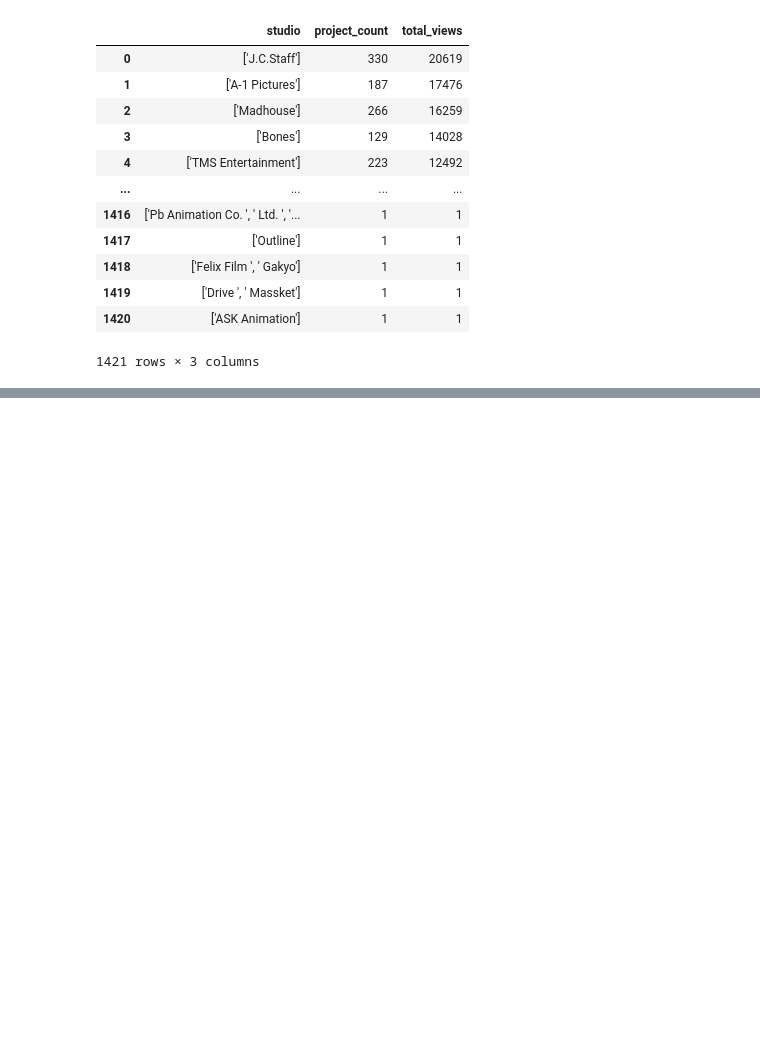
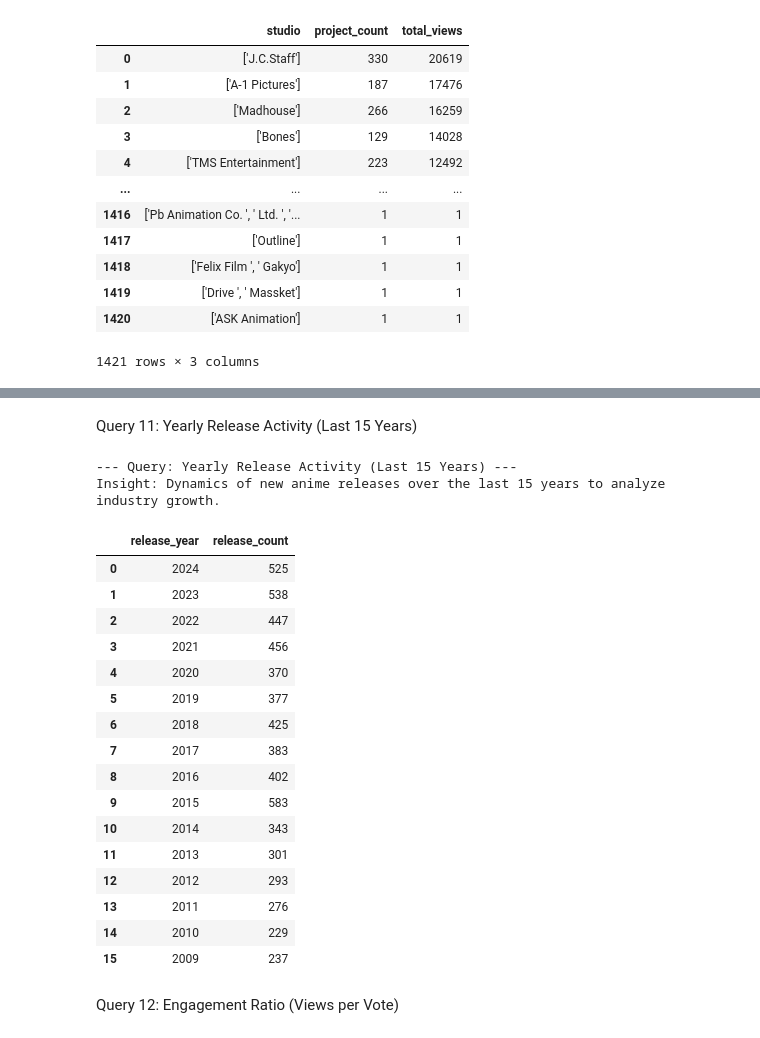
Before and after one commit to nurapura2/anime_final_project, a Jupyter notebook: src/notebooks/sql_analysis.ipynb, the cells around one changed output, grey strips where cells are left out. Saved outputs shown, nothing was run; the diff lists cells and outputs as text; code cells hidden in the pictures; blank space fills up the shorter version.

```diff
--- a/src/notebooks/sql_analysis.ipynb
+++ b/src/notebooks/sql_analysis.ipynb
@@ -268,0 +425,36 @@ Insight: Total view count and project count per studio to measure market presenc
+# %% [markdown]
+Query 11: Yearly Release Activity (Last 15 Years)
+# %%
+run_query(
+    "Yearly Release Activity (Last 15 Years)",
+    "Dynamics of new anime releases over the last 15 years to analyze industry growth.",
+    """
+    SELECT release_year, COUNT(*) as release_count
+    FROM anime
+    WHERE release_year BETWEEN 2009 AND 2024
+    GROUP BY release_year
+    ORDER BY release_year DESC
+    """
+)
+# %% [output]
+--- Query: Yearly Release Activity (Last 15 Years) ---
+Insight: Dynamics of new anime releases over the last 15 years to analyze industry growth.
+|  | release_year | release_count |
+| 0 | 2024 | 525 |
+| 1 | 2023 | 538 |
+| 2 | 2022 | 447 |
+| 3 | 2021 | 456 |
+| 4 | 2020 | 370 |
+| 5 | 2019 | 377 |
+| 6 | 2018 | 425 |
+| 7 | 2017 | 383 |
+| 8 | 2016 | 402 |
+| 9 | 2015 | 583 |
+| 10 | 2014 | 343 |
+| 11 | 2013 | 301 |
+| 12 | 2012 | 293 |
+| 13 | 2011 | 276 |
+| 14 | 2010 | 229 |
+| 15 | 2009 | 237 |
+# %% [markdown]
+Query 12: Engagement Ratio (Views per Vote)
```
Also changed, not shown: parts of 18 cells of this notebook.
